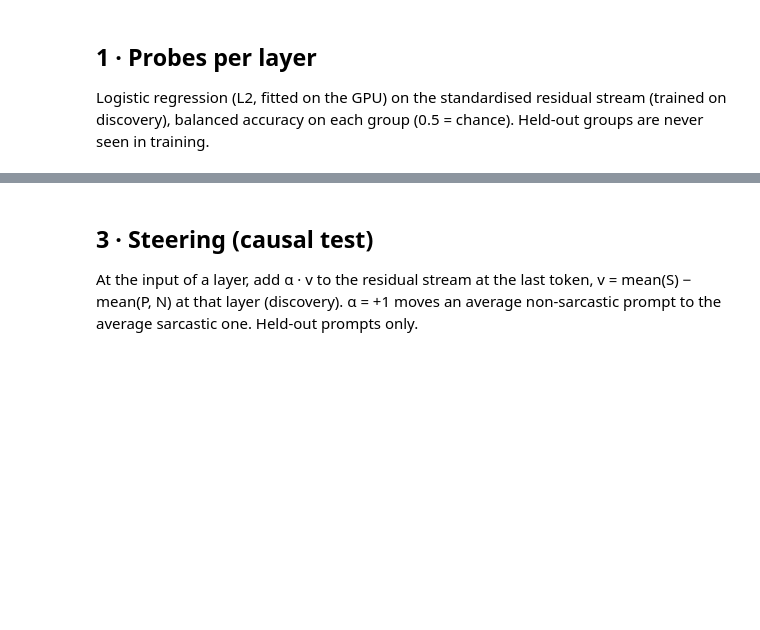
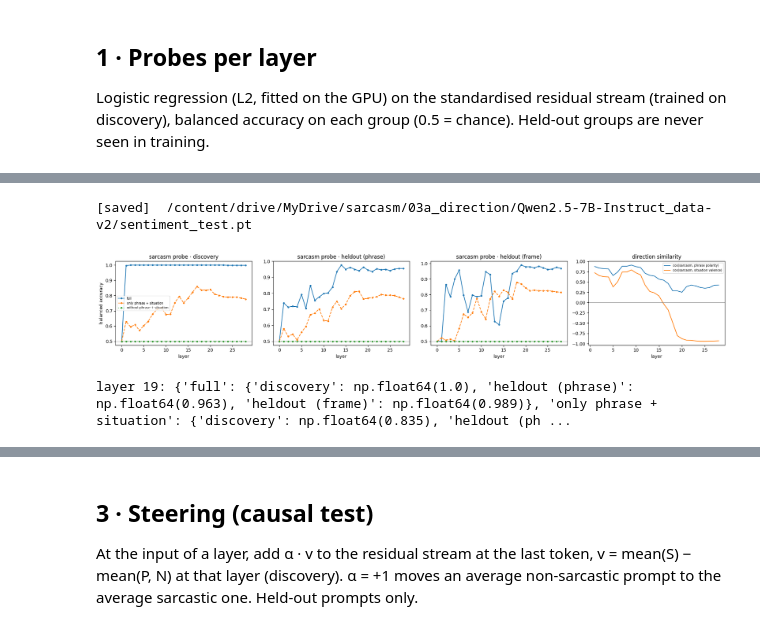
Before and after one commit to vasilis-pantzos/sarcasm-proposal, a Jupyter notebook: notebooks/03a_sarcasm_direction.ipynb, the cells around one changed output, grey strips where cells are left out. Drawn from its saved outputs; the diff is of its cells as text; code cells hidden in the pictures; blank space fills up the shorter version.

```diff
--- a/notebooks/03a_sarcasm_direction.ipynb
+++ b/notebooks/03a_sarcasm_direction.ipynb
@@ -145,3 +165,45 @@ design (situation pleasant / unpleasant × phrase positive / negative; sarcastic
+# %%
+def mean_dir(l, y):
+    Z = X[:, l].astype(np.float32)
+    return Z[TRAIN & y].mean(0) - Z[TRAIN & ~y].mean(0)
+
+def sentiment_test():
+    y = LABELS["sarcasm (S vs P, N)"]
+    res = {k: np.zeros((L + 1, len(GROUPS))) for k in ["full", "only phrase + situation", "without phrase + situation"]}
+    cos = np.zeros((L + 1, 2))
+    for l in range(L + 1):
+        Z = X[:, l].astype(np.float32)
+        u_p = mean_dir(l, LABELS["phrase polarity (positive)"])
+        u_s = mean_dir(l, LABELS["situation valence (pleasant)"])
+        v = mean_dir(l, y)
+        cos[l] = [v @ u_p / np.linalg.norm(v) / np.linalg.norm(u_p), v @ u_s / np.linalg.norm(v) / np.linalg.norm(u_s)]
+        Q, _ = np.linalg.qr(np.stack([u_p, u_s], 1))                  # orthonormal basis of the two directions
+        two = Z @ Q
+        Zr = Z - (Z @ Q) @ Q.T
+        for k, F in [("full", Z), ("only phrase + situation", two), ("without phrase + situation", Zr)]:
+            mu, sd = F[TRAIN].mean(0), F[TRAIN].std(0) + 1e-6
+            Fz = (F - mu) / sd
+            pred = logreg_predict(Fz[TRAIN], y[TRAIN], Fz)
+            for j, g in enumerate(GROUPS):
+                m = (df.group == g).values
+                res[k][l, j] = bal_acc(pred[m], y[m])
+    return res, cos
+
+SENT, COS = cached("sentiment_test", sentiment_test, sub=SUB)
+fig, axes = plt.subplots(1, len(GROUPS) + 1, figsize=(5 * (len(GROUPS) + 1), 3.6))
+for ax, (j, g) in zip(axes, enumerate(GROUPS)):
+    for k, ls in [("full", "-"), ("only phrase + situation", "--"), ("without phrase + situation", ":")]:
+        ax.plot(SENT[k][:, j], ls, marker="o", ms=3, label=k)
+    ax.axhline(0.5, c="gray", lw=0.6); ax.set_title(f"sarcasm probe · {g}"); ax.set_xlabel("layer")
+axes[0].set_ylabel("balanced accuracy"); axes[0].legend(fontsize=7)
+axes[-1].plot(COS[:, 0], label="cos(sarcasm, phrase polarity)"); axes[-1].plot(COS[:, 1], label="cos(sarcasm, situation valence)")
+axes[-1].axhline(0, c="gray", lw=0.6); axes[-1].set_title("direction similarity"); axes[-1].set_xlabel("layer"); axes[-1].legend(fontsize=7)
+plt.tight_layout(); plt.savefig(os.path.join(results_dir(SUB), "more_than_sentiment.png"), dpi=150); plt.show()
+print(f"layer {L_STAR}:", {k: dict(zip(GROUPS, v[L_STAR].round(3))) for k, v in SENT.items()})
+# %% [output]
+[saved]  /content/drive/MyDrive/sarcasm/03a_direction/Qwen2.5-7B-Instruct_data-v2/sentiment_test.pt
+[figure, added]
+layer 19: {'full': {'discovery': np.float64(1.0), 'heldout (phrase)': np.float64(0.963), 'heldout (frame)': np.float64(0.989)}, 'only phrase + situation': {'discovery': np.float64(0.835), 'heldout (ph ...
 # %%
 # the fourth condition Q: P's sentence with N's phrase
 q_rows = []
```
Also changed, not shown: parts of 12 cells of this notebook.
